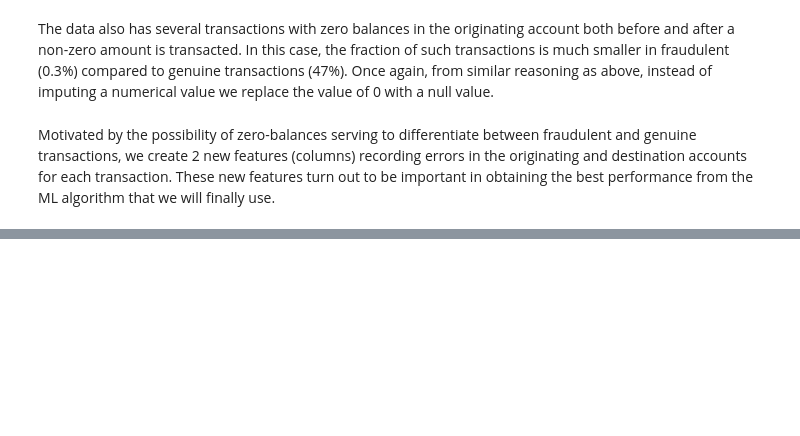
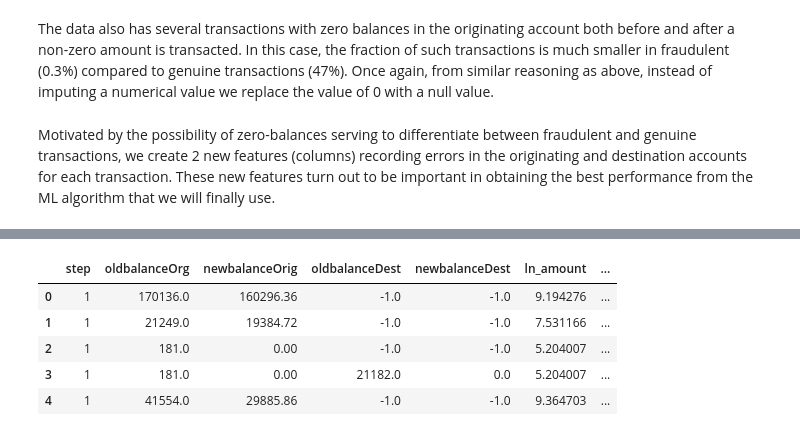
Before and after one commit to anujshr15/Online-Financial-Fraud-Detection, a Jupyter notebook: Online Financial Fraud Detection.ipynb, the cells around one changed output, grey strips where cells are left out. Saved outputs shown, nothing was run; the diff lists cells and outputs as text; code cells hidden in the pictures; blank space fills up the shorter version.

```diff
--- a/Online Financial Fraud Detection.ipynb
+++ b/Online Financial Fraud Detection.ipynb
@@ -363,0 +429,11 @@ X['errorbalanceDest'] = X.oldbalanceDest + X.amount - X.newbalanceDest
+# %%
+X.drop(["nameOrig","nameDest"],axis=1,inplace=True)
+# %%
+X.head()
+# %% [output]
+|  | step | oldbalanceOrg | newbalanceOrig | oldbalanceDest | newbalanceDest | ln_amount | ... |
+| 0 | 1 | 170136.0 | 160296.36 | -1.0 | -1.0 | 9.194276 | ... |
+| 1 | 1 | 21249.0 | 19384.72 | -1.0 | -1.0 | 7.531166 | ... |
+| 2 | 1 | 181.0 | 0.00 | -1.0 | -1.0 | 5.204007 | ... |
+| 3 | 1 | 181.0 | 0.00 | 21182.0 | 0.0 | 5.204007 | ... |
+| 4 | 1 | 41554.0 | 29885.86 | -1.0 | -1.0 | 9.364703 | ... |
```
Also changed, not shown: parts of 55 cells of this notebook.
